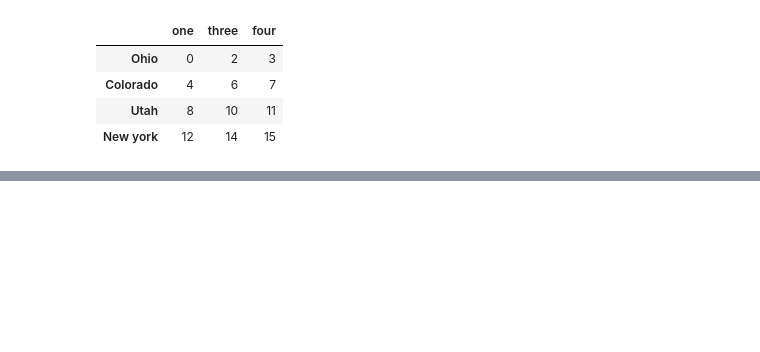
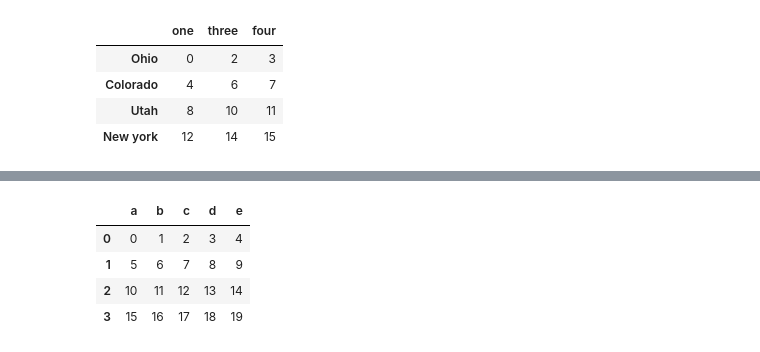
Before and after one commit to wolfdale229/100daysofmlcodes, a Jupyter notebook: Pandas/pandas tutorial.ipynb, the cells around one changed output, grey strips where cells are left out. Cells and saved outputs as stored; diff of their text form; code cells hidden in the pictures; blank space fills up the shorter version.

```diff
--- a/Pandas/pandas tutorial.ipynb
+++ b/Pandas/pandas tutorial.ipynb
@@ -603,0 +758,4 @@ data
+# %%
+# using the fill_value parameter
+df1 = pd.DataFrame(np.arange(12).reshape((3, 4)), columns=list('abcd'))
+df2 = pd.DataFrame(np.arange(20).reshape((4, 5)), columns=list('abcde'))
@@ -603,0 +769,8 @@ data
+# %%
+df2
+# %% [output]
+|  | a | b | c | d | e |
+| 0 | 0 | 1 | 2 | 3 | 4 |
+| 1 | 5 | 6 | 7 | 8 | 9 |
+| 2 | 10 | 11 | 12 | 13 | 14 |
+| 3 | 15 | 16 | 17 | 18 | 19 |
```
Also changed, not shown: parts of 39 cells of this notebook.
